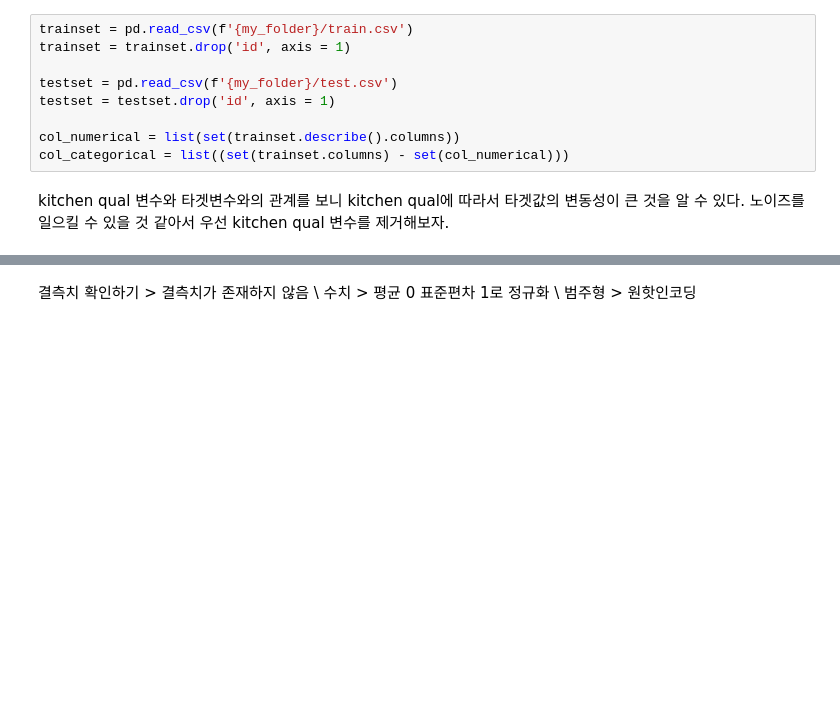
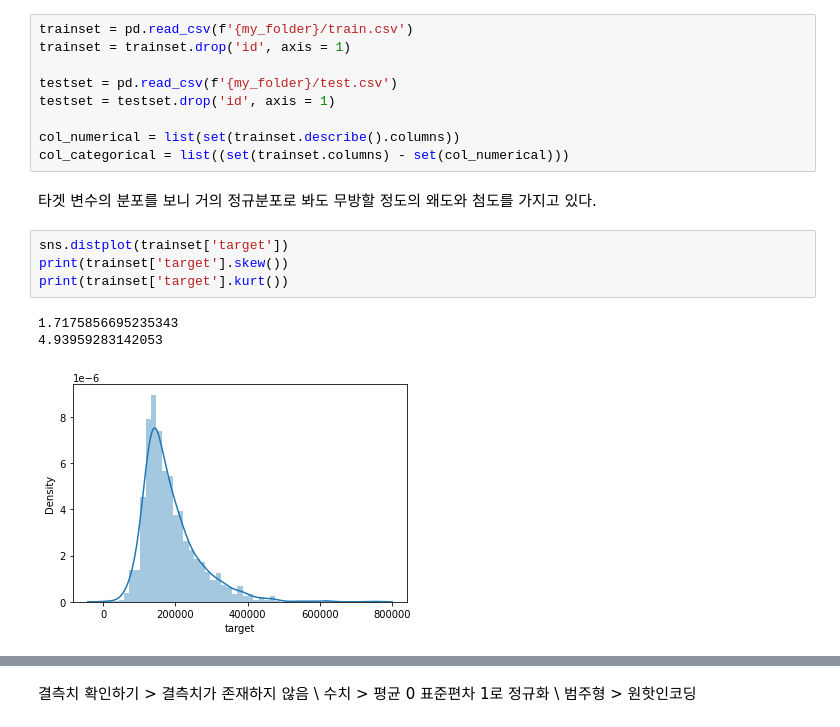
Before and after one commit to miiiingi/dacon_housing, a Jupyter notebook: dacon_housing.ipynb, the cells around one changed output, grey strips where cells are left out. Saved outputs shown, nothing was run; the diff lists cells and outputs as text; blank space fills up the shorter version.

```diff
--- a/dacon_housing.ipynb
+++ b/dacon_housing.ipynb
@@ -18,5 +21,13 @@ testset = testset.drop('id', axis = 1)
 
 col_numerical = list(set(trainset.describe().columns))
 col_categorical = list((set(trainset.columns) - set(col_numerical)))
-# %% [markdown]
-kitchen qual 변수와 타겟변수와의 관계를 보니 kitchen qual에 따라서 타겟값의 변동성이 큰 것을 알 수 있다. 노이즈를 일으킬 수 있을 것 같아서 우선 kitchen qual 변수를 제거해보자.
+# %% [markdown]
+타겟 변수의 분포를 보니 거의 정규분포로 봐도 무방할 정도의 왜도와 첨도를 가지고 있다.
+# %%
+sns.distplot(trainset['target'])
+print(trainset['target'].skew())
+print(trainset['target'].kurt())
+# %% [output]
+1.7175856695235343
+4.93959283142053
+[figure, added]
```
Also changed, not shown: parts of 17 cells of this notebook.
